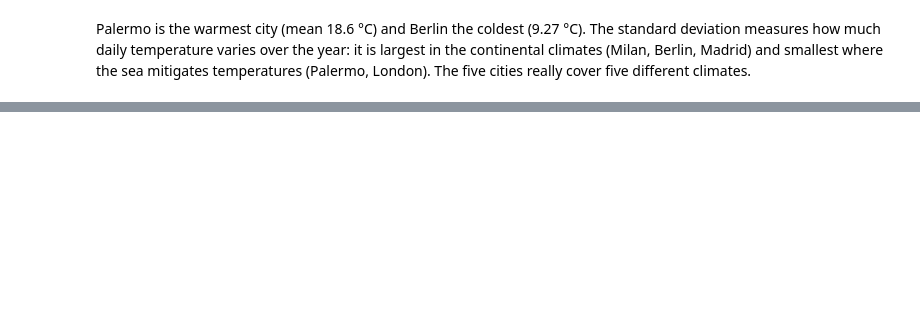
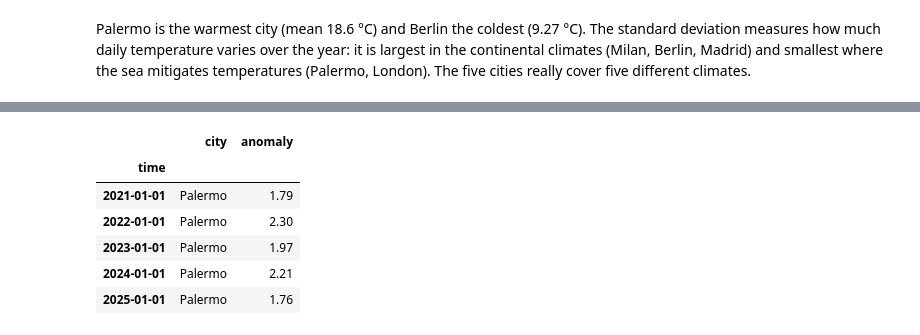
Before and after one commit to frapanzera-ctrl/Weather_report_Panzera, a Jupyter notebook: notebooks/weather_report.ipynb, the cells around one changed output, grey strips where cells are left out. Cells and saved outputs as stored; diff of their text form; code cells hidden in the pictures; blank space fills up the shorter version.

```diff
--- a/notebooks/weather_report.ipynb
+++ b/notebooks/weather_report.ipynb
@@ -94,0 +99,11 @@ different climates.
+# %%
+anomalies = analysis.annual_anomalies(annual)
+anomalies.tail()
+# %% [output]
+|  | city | anomaly |
+| time |  |  |
+| 2021-01-01 | Palermo | 1.79 |
+| 2022-01-01 | Palermo | 2.30 |
+| 2023-01-01 | Palermo | 1.97 |
+| 2024-01-01 | Palermo | 2.21 |
+| 2025-01-01 | Palermo | 1.76 |
```
Also changed, not shown: parts of 5 cells of this notebook, 9 other files.
